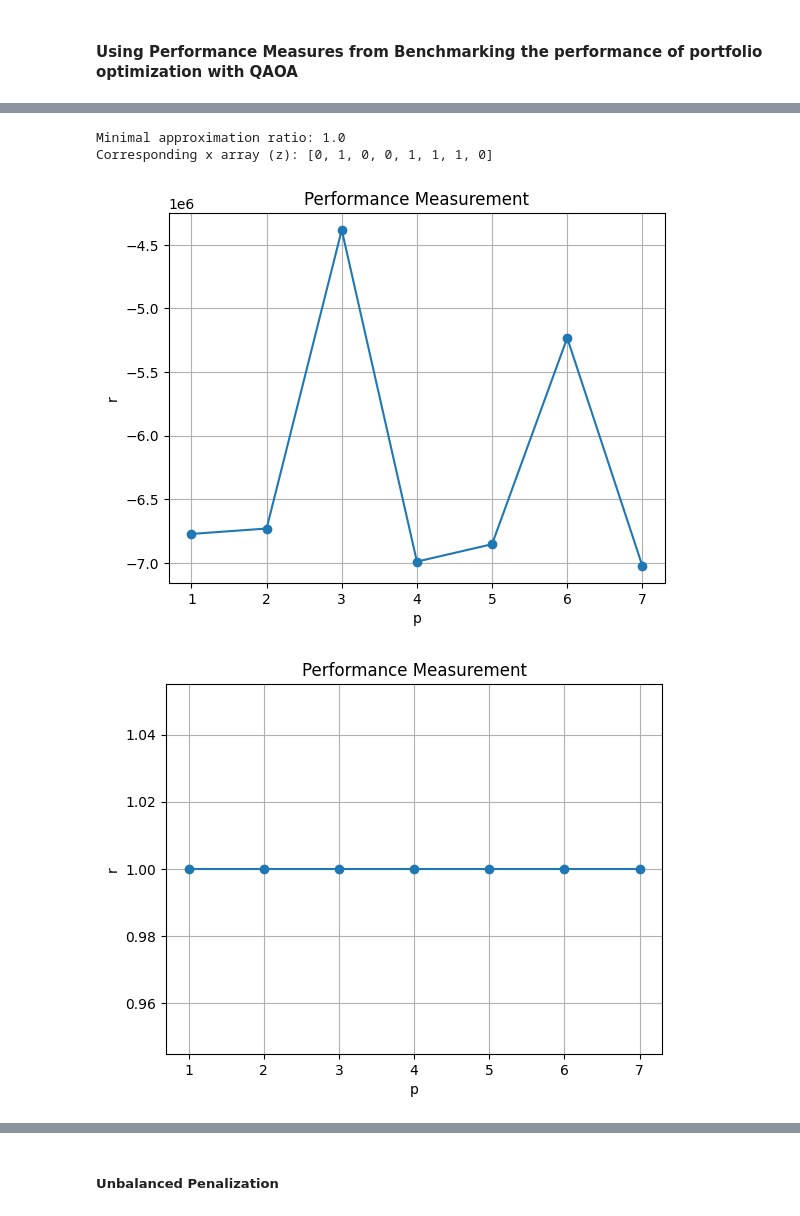
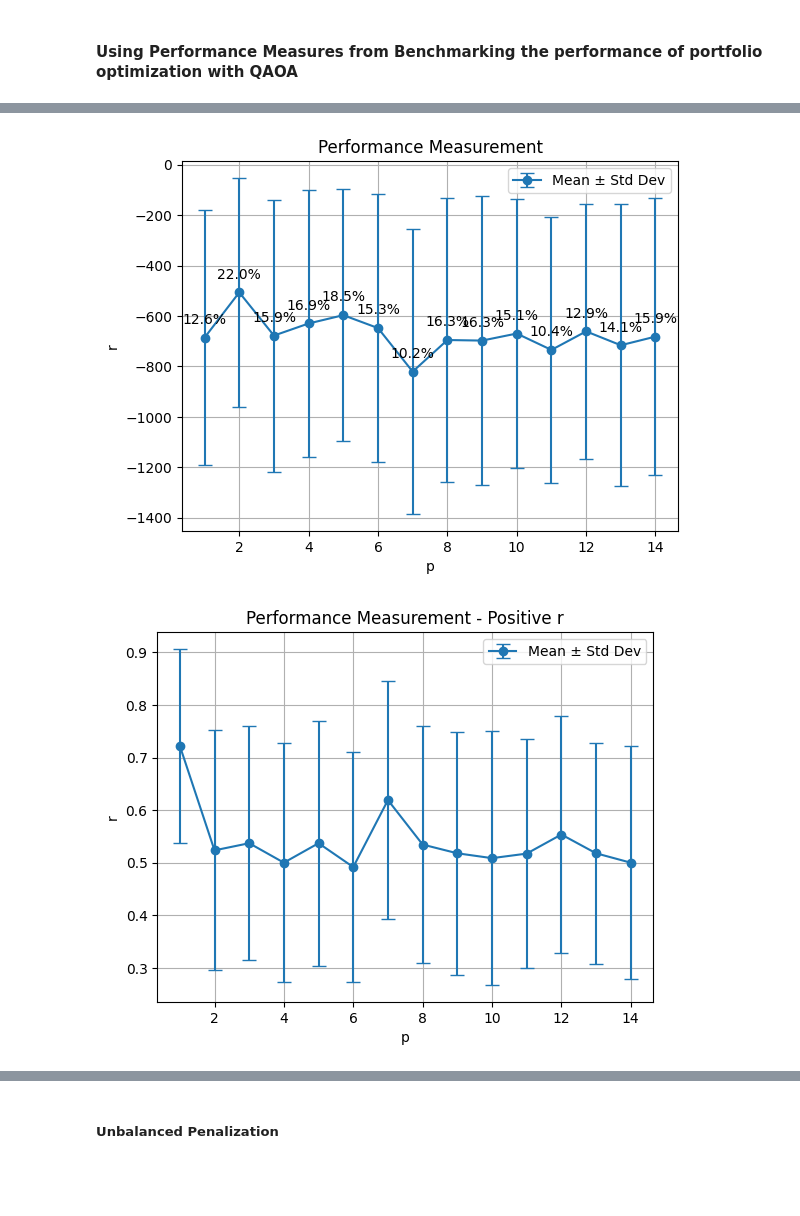
Before and after one commit to annafcosta/Operations-Research-QAOA, a Jupyter notebook: src/metrics_penalization_9_1_2.ipynb, the cells around one changed output, grey strips where cells are left out. Saved outputs shown, nothing was run; the diff lists cells and outputs as text; code cells hidden in the pictures; blank space fills up the shorter version.

```diff
--- a/src/metrics_penalization_9_1_2.ipynb
+++ b/src/metrics_penalization_9_1_2.ipynb
@@ -130,7 +130,7 @@ def cost_func(params, ansatz, hamiltonian, estimator):
 
     return cost
 # %%
-c_problem = declare_problem(1)
+c_problem = declare_problem(1000)
 print(c_problem.prettyprint())
 
 q_problem = declare_qubo_problem(c_problem, 1)
@@ -340,40 +273,58 @@ def run_experiment_performance_measurement_positive(n_range, p, shots_estimator,
-# %%
-run_experiment_performance_measurement(50, 2, 1000, 1000, 3)
-# %% [output]
-Minimal approximation ratio: 1.0
-Corresponding x array (z): [0, 1, 0, 0, 1, 1, 1, 0]
+# %%
+p_values = list(range(1, 15))
+r_means = []
+r_stds = []
+r_percentages = []
+r_means_pos = []
+r_stds_pos = []
+
+for p in p_values:
+    mean_r, std_r, percent_r, r_mean_pos, r_std_pos = run_experiment_performance_measurement(50, p, 1000, 1000, 3, hamiltonian, q_problem)
+    r_means.append(mean_r)
+    r_stds.append(std_r)
+    r_percentages.append(percent_r)
+    r_means_pos.append(r_mean_pos)
+    r_stds_pos.append(r_std_pos)
 # %%
-p_values = list(range(1, 8))
-r_values = []
+# p_values = list(range(1, 8))
+# r_values = []
 
-for p in p_values:
-    y = run_experiment_performance_measurement(50, p, 1000, 1000, 3)
-    r_values.append(y)
+# for p in p_values:
+#     y = run_experiment_performance_measurement(50, p, 1000, 1000, 3)
+#     r_values.append(y)
 
-plt.plot(p_values, r_values, marker='o', linestyle='-')
+# plt.plot(p_values, r_values, marker='o', linestyle='-')
+# plt.xlabel("p")
+# plt.ylabel("r")
+# plt.title("Performance Measurement")
+# plt.grid(True)
+# plt.show()
+
+plt.errorbar(p_values, r_means, yerr=r_stds, fmt='o', linestyle='-', capsize=5, label="Mean ± Std Dev")
+
+for i, txt in enumerate(r_percentages):
+    plt.annotate(f"{txt:.1f}%", (p_values[i], r_means[i] - r_stds[i] - 0.02),
+                 textcoords="data", ha='center', fontsize=10, color='red')
+
 plt.xlabel("p")
 plt.ylabel("r")
 plt.title("Performance Measurement")
 plt.grid(True)
+plt.legend()
 plt.show()
 # %% [output]
-[figure, old version]
+[figure, new version]
 # %%
-p_values = list(range(1, 8))
-r_values = []
+plt.errorbar(p_values, r_means_pos, yerr=r_stds_pos, fmt='o', linestyle='-', capsize=5, label="Mean ± Std Dev")
 
-for p in p_values:
-    y = run_experiment_performance_measurement_max(50, p, 1000, 1000, 3)
-    r_values.append(y)
-
-plt.plot(p_values, r_values, marker='o', linestyle='-')
 plt.xlabel("p")
 plt.ylabel("r")
-plt.title("Performance Measurement")
+plt.title("Performance Measurement - Positive r")
 plt.grid(True)
+plt.legend()
 plt.show()
 # %% [output]
-[figure, old version]
+[figure, new version]
 # %%
 def run_experiment_performance_measurement_alpha(alpha, n_range, p, shots_estimator, shots_sampler, level):
     c_problem = declare_problem(alpha)
```
Also changed, not shown: parts of 9 cells of this notebook, 2 other files.
